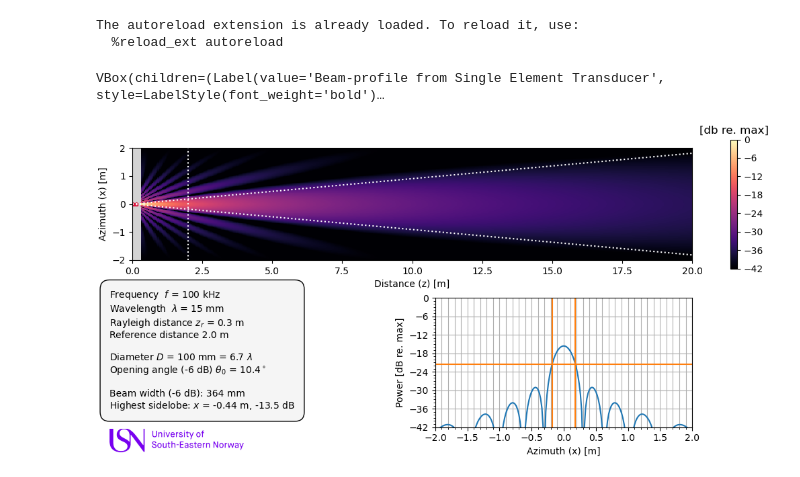
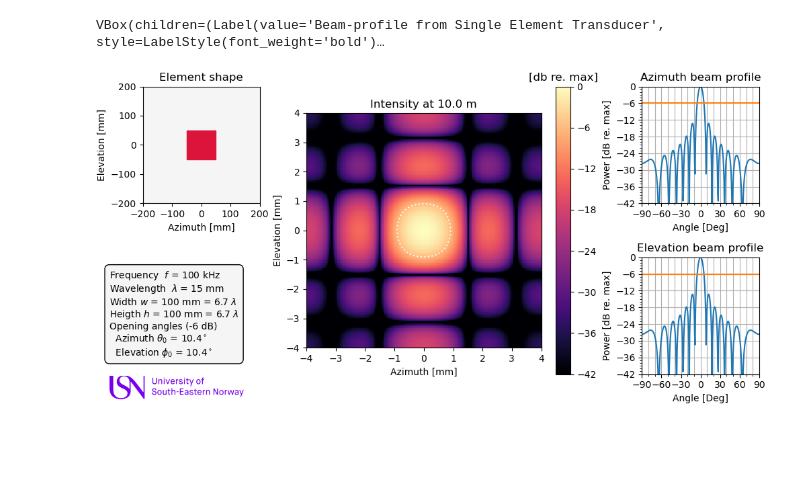
Before and after one commit to lars-usn/demo, a Jupyter notebook: jupyter-notebooks/beam_profile_demo/src/single_element_demo.ipynb, the cells around one changed output. Saved outputs shown, nothing was run; the diff lists cells and outputs as text; code cells hidden in the pictures; blank space fills up the shorter version.

```diff
--- a/jupyter-notebooks/beam_profile_demo/src/single_element_demo.ipynb
+++ b/jupyter-notebooks/beam_profile_demo/src/single_element_demo.ipynb
@@ -90,24 +107,13 @@ $d \gg \lambda$ in most cases where this definitions are meaningful, so the last
 # %%
-%matplotlib ipympl
-%load_ext autoreload
-%autoreload 2
-
-import single_element_beam_pattern
-import ipywidgets as widgets
-
-aperture = single_element_beam_pattern.Transducer(create_axial_graphs=True, create_widgets=True)
+aperture = single_element_beam_pattern.Transducer(create_lateral_graphs=True, create_widgets=True)
 display(aperture.widget.layout)
-
-res = widgets.interactive(aperture.interact,
-                          circular = aperture.widget.widget['circular'],
-                          frequency = aperture.widget.widget['frequency'],
-                          width = aperture.widget.widget['width'],
-                          height=0.0,
-                          z_ref = aperture.widget.widget['distance'],
-                          db_min = aperture.widget.widget['db_min'],
-                         )
+res = ipywidgets.interactive(aperture.interact,
+                             circular = aperture.widget.widget['circular'],
+                             frequency = aperture.widget.widget['frequency'],
+                             width = aperture.widget.widget['width'],
+                             height=aperture.widget.widget['height'],
+                             z_ref = aperture.widget.widget['distance'],
+                             db_min = aperture.widget.widget['db_min'])
 # %% [output]
-The autoreload extension is already loaded. To reload it, use:
-  %reload_ext autoreload
+VBox(children=(Label(value='Beam-profile from Single Element Transducer', style=LabelStyle(font_weight='bold')…
-VBox(children=(Label(value='Beam-profile from Single Element Transducer', style=LabelStyle(font_weight='bold')…
-[figure, old version]
+[figure, new version]
```
Also changed, not shown: parts of 2 cells of this notebook, 5 other files.
